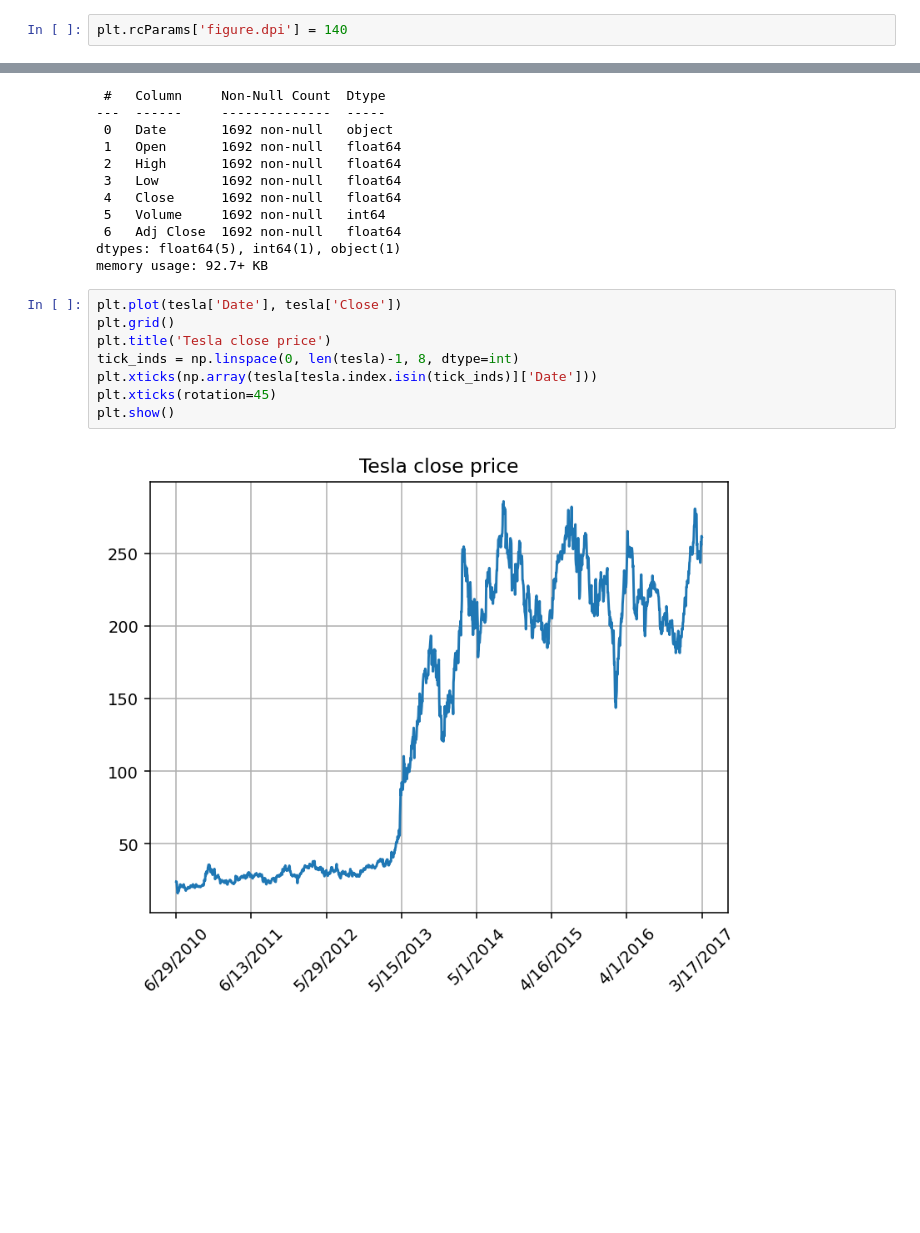
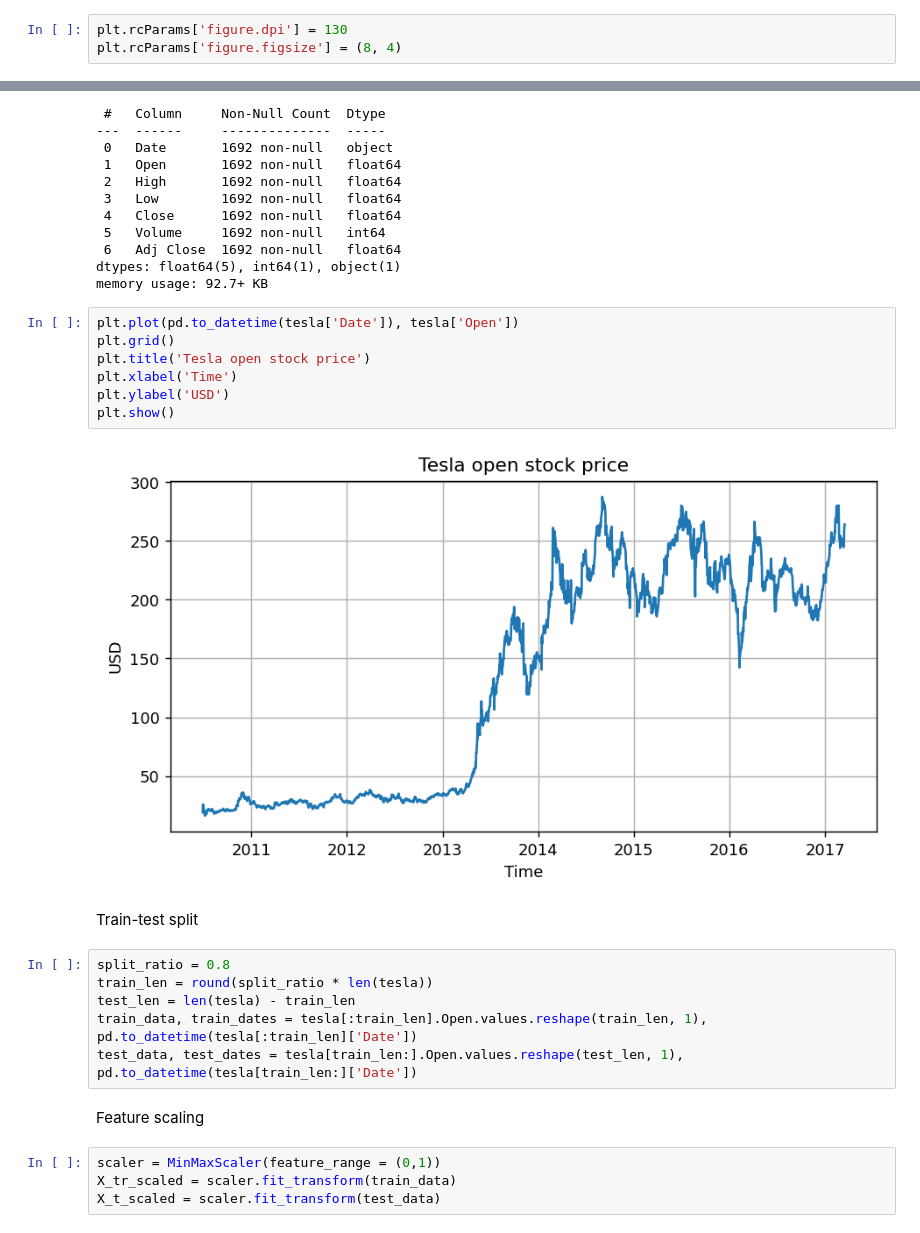
Before and after one commit to adamaj99pwr/ML, a Jupyter notebook: lab5/lab5.ipynb, the cells around one changed output, grey strips where cells are left out. Drawn from its saved outputs; the diff is of its cells as text; blank space fills up the shorter version.

```diff
--- a/lab5/lab5.ipynb
+++ b/lab5/lab5.ipynb
@@ -5,5 +10,6 @@ import numpy as np
 # %%
-plt.rcParams['figure.dpi'] = 140
+plt.rcParams['figure.dpi'] = 130
+plt.rcParams['figure.figsize'] = (8, 4)
 # %%
 tesla = pd.read_csv('tesla.csv')
 tesla.head()
@@ -55,12 +61,25 @@ Data columns (total 7 columns):
 dtypes: float64(5), int64(1), object(1)
 memory usage: 92.7+ KB
 # %%
-plt.plot(tesla['Date'], tesla['Close'])
+plt.plot(pd.to_datetime(tesla['Date']), tesla['Open'])
 plt.grid()
-plt.title('Tesla close price')
-tick_inds = np.linspace(0, len(tesla)-1, 8, dtype=int)
-plt.xticks(np.array(tesla[tesla.index.isin(tick_inds)]['Date']))
-plt.xticks(rotation=45)
+plt.title('Tesla open stock price')
+plt.xlabel('Time')
+plt.ylabel('USD')
 plt.show()
 # %% [output]
-[figure, old version]
+[figure, new version]
+# %% [markdown]
+Train-test split
+# %%
+split_ratio = 0.8
+train_len = round(split_ratio * len(tesla))
+test_len = len(tesla) - train_len
+train_data, train_dates = tesla[:train_len].Open.values.reshape(train_len, 1), pd.to_datetime(tesla[:train_len]['Date'])
+test_data, test_dates = tesla[train_len:].Open.values.reshape(test_len, 1), pd.to_datetime(tesla[train_len:]['Date'])
+# %% [markdown]
+Feature scaling
+# %%
+scaler = MinMaxScaler(feature_range = (0,1))
+X_tr_scaled = scaler.fit_transform(train_data)
+X_t_scaled = scaler.fit_transform(test_data)
```
Also changed, not shown: parts of 21 cells of this notebook.
